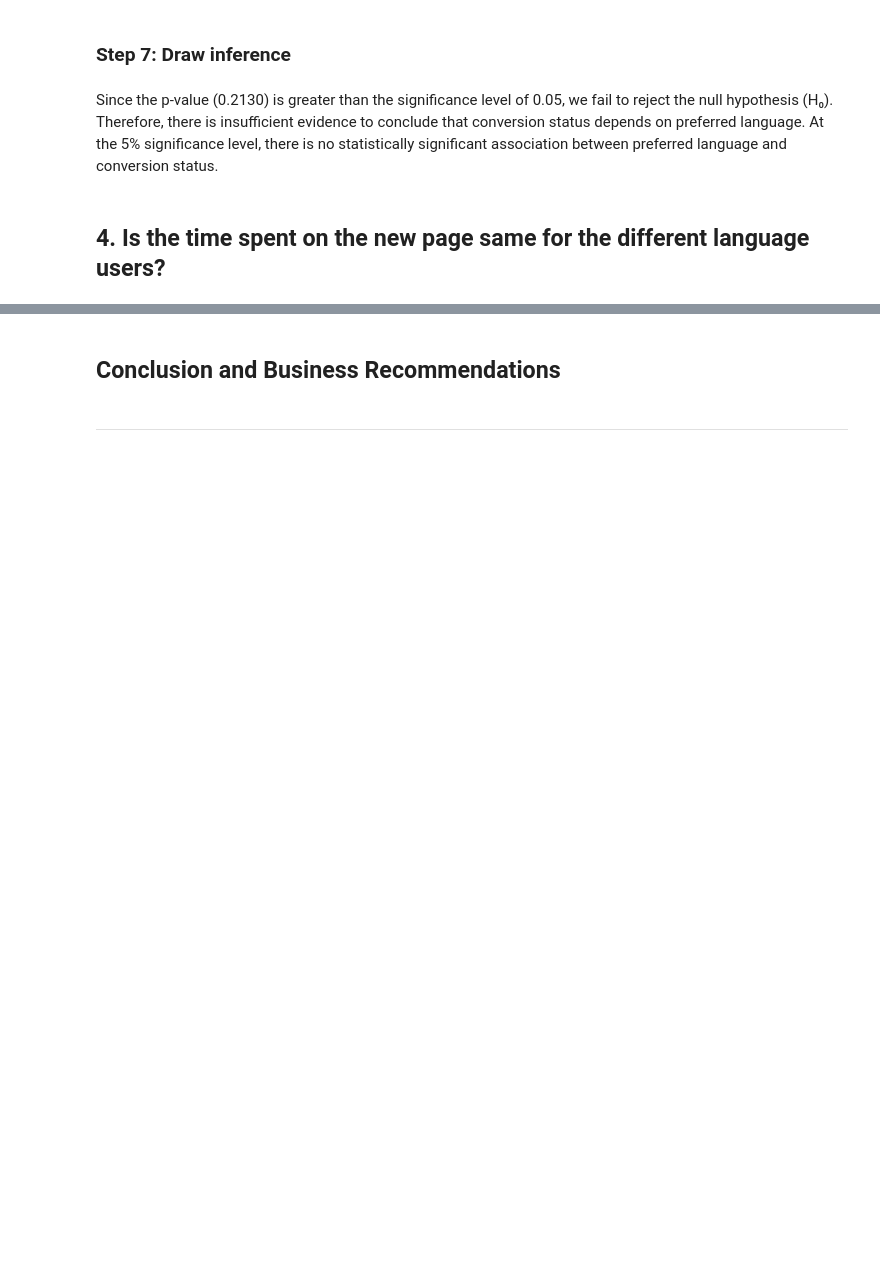
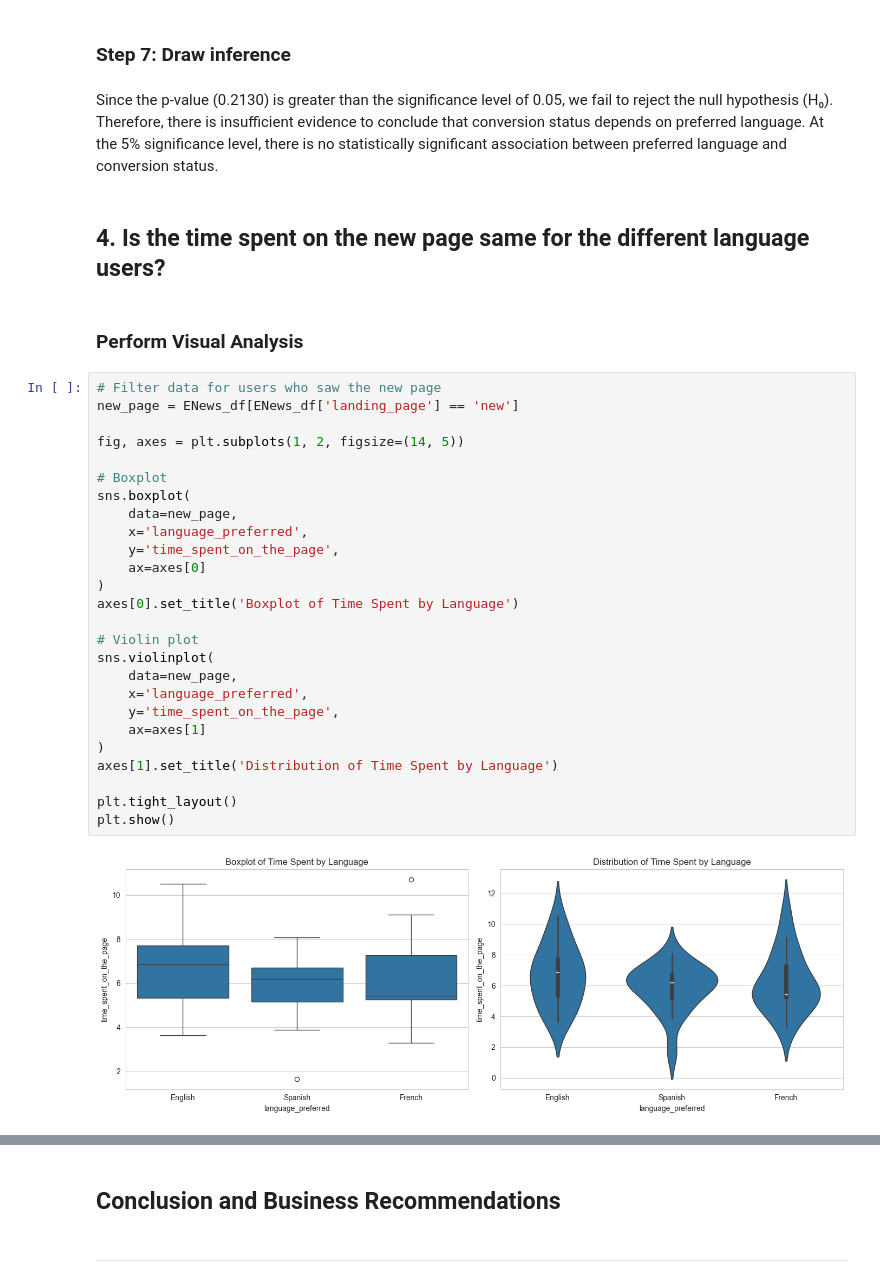
Before and after one commit to Irene-coder-dot/E-News-Express, a Jupyter notebook: ENews_Express_Learner_Notebook_Full_Code.ipynb, the cells around one changed output, grey strips where cells are left out. Drawn from its saved outputs; the diff is of its cells as text; blank space fills up the shorter version.

```diff
--- a/ENews_Express_Learner_Notebook_Full_Code.ipynb
+++ b/ENews_Express_Learner_Notebook_Full_Code.ipynb
@@ -1029,3 +1029,33 @@ else:
 Since the p-value (0.2130) is greater than the significance level of 0.05, we fail to reject the null hypothesis (H₀). Therefore, there is insufficient evidence to conclude that conversion status depends on preferred language. At the 5% significance level, there is no statistically significant association between preferred language and conversion status.
 # %% [markdown]
 ## 4. Is the time spent on the new page same for the different language users?
+# %% [markdown]
+### Perform Visual Analysis
+# %%
+# Filter data for users who saw the new page
+new_page = ENews_df[ENews_df['landing_page'] == 'new']
+
+fig, axes = plt.subplots(1, 2, figsize=(14, 5))
+
+# Boxplot
+sns.boxplot(
+    data=new_page,
+    x='language_preferred',
+    y='time_spent_on_the_page',
+    ax=axes[0]
+)
+axes[0].set_title('Boxplot of Time Spent by Language')
+
+# Violin plot
+sns.violinplot(
+    data=new_page,
+    x='language_preferred',
+    y='time_spent_on_the_page',
+    ax=axes[1]
+)
+axes[1].set_title('Distribution of Time Spent by Language')
+
+plt.tight_layout()
+plt.show()
+# %% [output]
+[figure, added]
```
Also changed, not shown: parts of 23 cells of this notebook.
